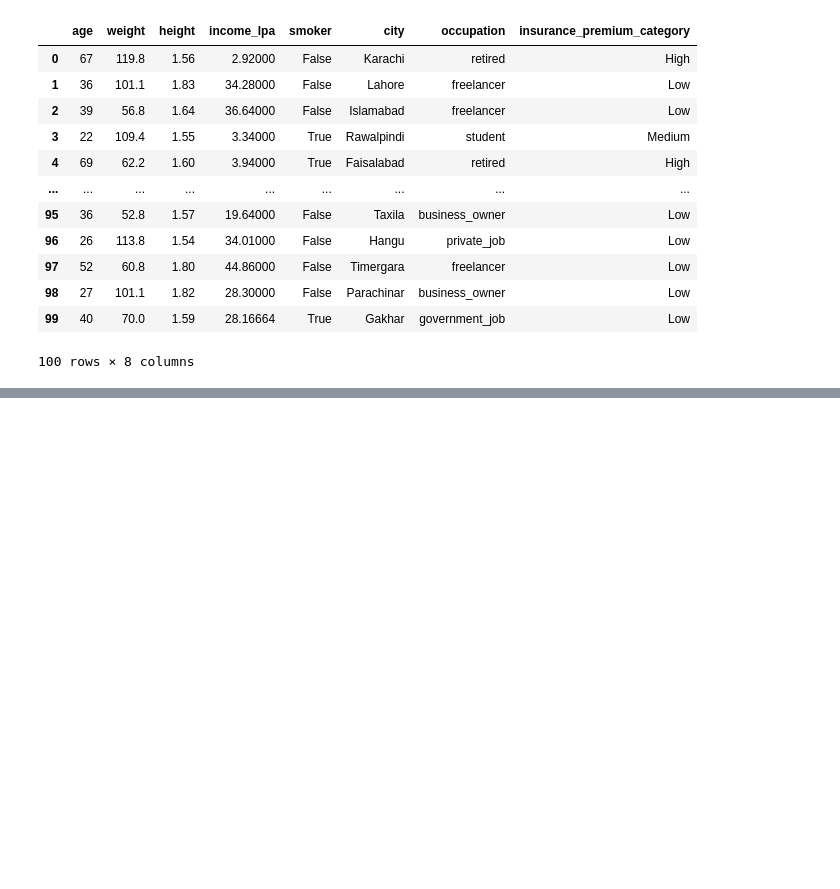
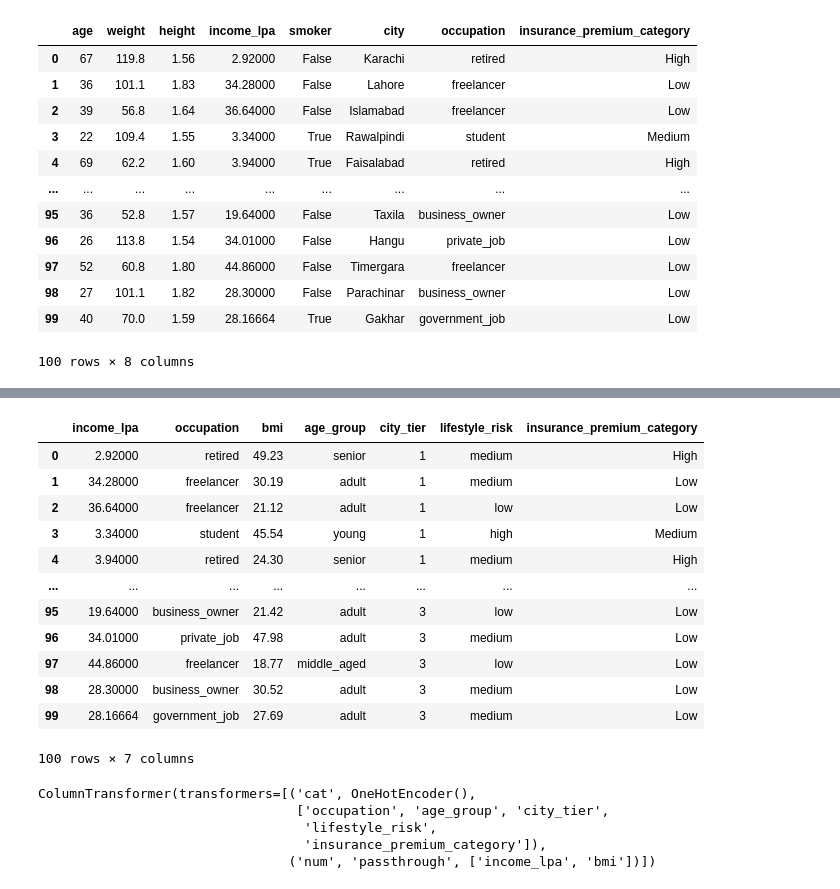
Before and after one commit to AdnanSaeed-85/FastAPI-demo-API-using-ML, a Jupyter notebook: model_building.ipynb, the cells around one changed output, grey strips where cells are left out. Cells and saved outputs as stored; diff of their text form; code cells hidden in the pictures; blank space fills up the shorter version.

```diff
--- a/model_building.ipynb
+++ b/model_building.ipynb
@@ -96,0 +90,18 @@ df.drop(columns=['age', 'weight', 'height', 'smoker', 'city'], inplace=True)
+# %%
+df['insurance_premium_category'] = df.pop('insurance_premium_category')
+# %%
+df
+# %% [output]
+|  | income_lpa | occupation | bmi | age_group | city_tier | lifestyle_risk | insurance_premium_category |
+| 0 | 2.92000 | retired | 49.23 | senior | 1 | medium | High |
+| 1 | 34.28000 | freelancer | 30.19 | adult | 1 | medium | Low |
+| 2 | 36.64000 | freelancer | 21.12 | adult | 1 | low | Low |
+| 3 | 3.34000 | student | 45.54 | young | 1 | high | Medium |
+| 4 | 3.94000 | retired | 24.30 | senior | 1 | medium | High |
+| ... | ... | ... | ... | ... | ... | ... | ... |
+| 95 | 19.64000 | business_owner | 21.42 | adult | 3 | low | Low |
+| 96 | 34.01000 | private_job | 47.98 | adult | 3 | medium | Low |
+| 97 | 44.86000 | freelancer | 18.77 | middle_aged | 3 | low | Low |
+| 98 | 28.30000 | business_owner | 30.52 | adult | 3 | medium | Low |
+| 99 | 28.16664 | government_job | 27.69 | adult | 3 | medium | Low |
+100 rows × 7 columns
@@ -96,0 +121,8 @@ df.drop(columns=['age', 'weight', 'height', 'smoker', 'city'], inplace=True)
+# %%
+preprocessing
+# %% [output]
+ColumnTransformer(transformers=[('cat', OneHotEncoder(),
+                                 ['occupation', 'age_group', 'city_tier',
+                                  'lifestyle_risk',
+                                  'insurance_premium_category']),
+                                ('num', 'passthrough', ['income_lpa', 'bmi'])])
```
Also changed, not shown: parts of 11 cells of this notebook, 1 other file.
